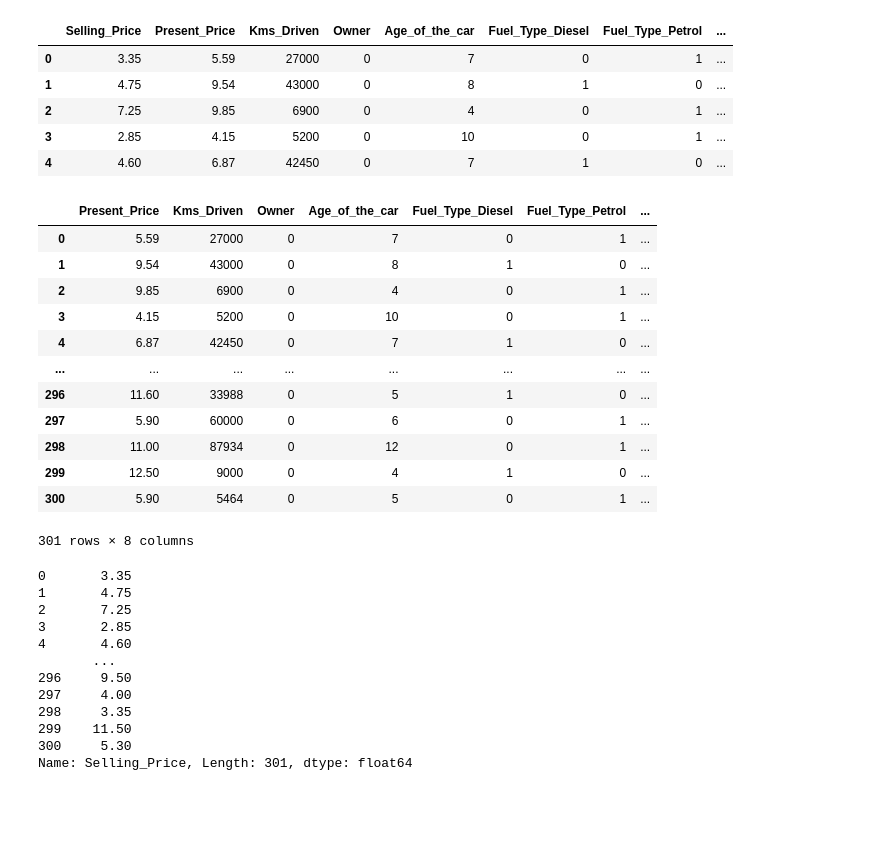
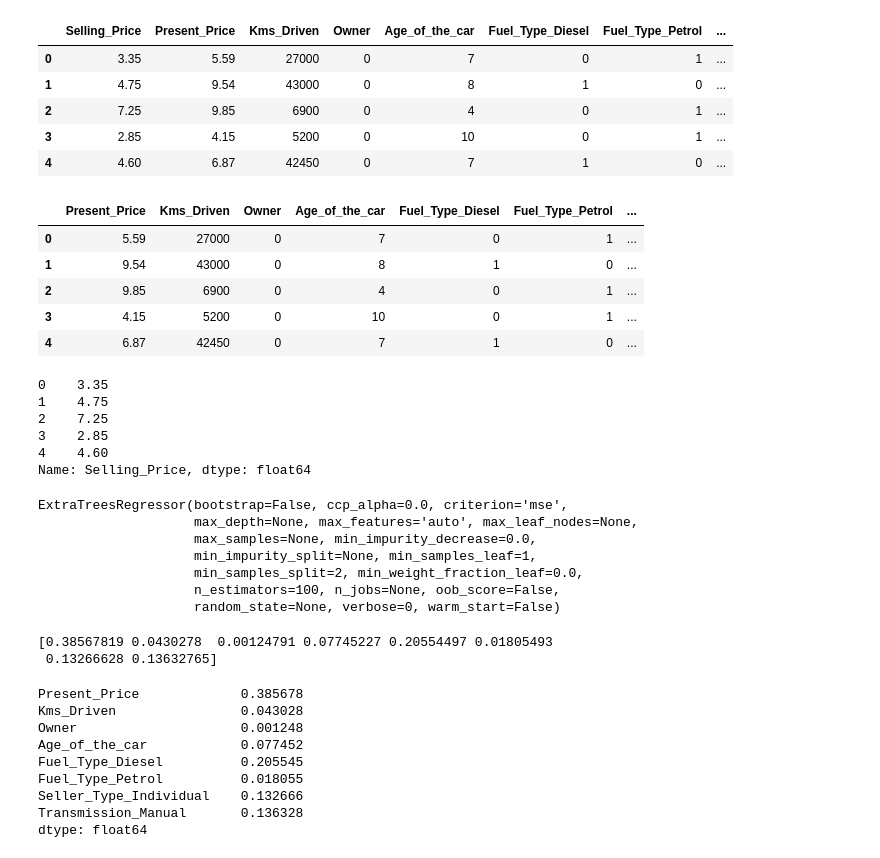
Before and after one commit to fakhruddin2012/Car-Price-Prediction, a Jupyter notebook: Car Price Prediction.ipynb, the cells around one changed output. Drawn from its saved outputs; the diff is of its cells as text; code cells hidden in the pictures; blank space fills up the shorter version.

```diff
--- a/Car Price Prediction.ipynb
+++ b/Car Price Prediction.ipynb
@@ -192,33 +192,38 @@ final_dataset.head()
 X=final_dataset.iloc[:,1:]
 y=final_dataset.iloc[:,0]
 # %%
-X
+X.head()
 # %% [output]
 |  | Present_Price | Kms_Driven | Owner | Age_of_the_car | Fuel_Type_Diesel | Fuel_Type_Petrol | ... |
 | 0 | 5.59 | 27000 | 0 | 7 | 0 | 1 | ... |
 | 1 | 9.54 | 43000 | 0 | 8 | 1 | 0 | ... |
 | 2 | 9.85 | 6900 | 0 | 4 | 0 | 1 | ... |
 | 3 | 4.15 | 5200 | 0 | 10 | 0 | 1 | ... |
 | 4 | 6.87 | 42450 | 0 | 7 | 1 | 0 | ... |
-| ... | ... | ... | ... | ... | ... | ... | ... |
-| 296 | 11.60 | 33988 | 0 | 5 | 1 | 0 | ... |
-| 297 | 5.90 | 60000 | 0 | 6 | 0 | 1 | ... |
-| 298 | 11.00 | 87934 | 0 | 12 | 0 | 1 | ... |
-| 299 | 12.50 | 9000 | 0 | 4 | 1 | 0 | ... |
-| 300 | 5.90 | 5464 | 0 | 5 | 0 | 1 | ... |
-301 rows × 8 columns
 # %%
-y
+y.head()
 # %% [output]
-0       3.35
-1       4.75
-2       7.25
-3       2.85
-4       4.60
-       ...
-296     9.50
-297     4.00
-298     3.35
-299    11.50
-300     5.30
-Name: Selling_Price, Length: 301, dtype: float64
+0    3.35
+1    4.75
+2    7.25
+3    2.85
+4    4.60
+Name: Selling_Price, dtype: float64
+# %%
+###Feature importance
+from sklearn.ensemble import ExtraTreesRegressor
+model=ExtraTreesRegressor()
+model.fit(X,y)
+# %% [output]
+ExtraTreesRegressor(bootstrap=False, ccp_alpha=0.0, criterion='mse',
+                    max_depth=None, max_features='auto', max_leaf_nodes=None,
+                    max_samples=None, min_impurity_decrease=0.0,
+                    min_impurity_split=None, min_samples_leaf=1,
+                    min_samples_split=2, min_weight_fraction_leaf=0.0,
+                    n_estimators=100, n_jobs=None, oob_score=False,
+                    random_state=None, verbose=0, warm_start=False)
+# %%
+print(model.feature_importances_)
+# %% [output]
+[0.38567819 0.0430278  0.00124791 0.07745227 0.20554497 0.01805493
+ 0.13266628 0.13632765]
@@ -224,0 +232,12 @@ Name: Selling_Price, Length: 301, dtype: float64
+# %%
+feature_importance
+# %% [output]
+Present_Price             0.385678
+Kms_Driven                0.043028
+Owner                     0.001248
+Age_of_the_car            0.077452
+Fuel_Type_Diesel          0.205545
+Fuel_Type_Petrol          0.018055
+Seller_Type_Individual    0.132666
+Transmission_Manual       0.136328
+dtype: float64
```
Also changed, not shown: parts of 2 cells of this notebook.
